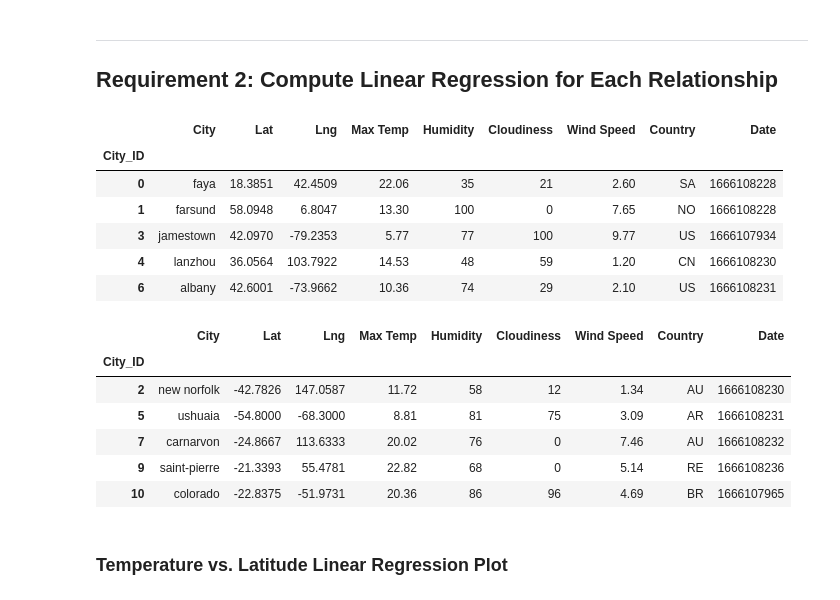
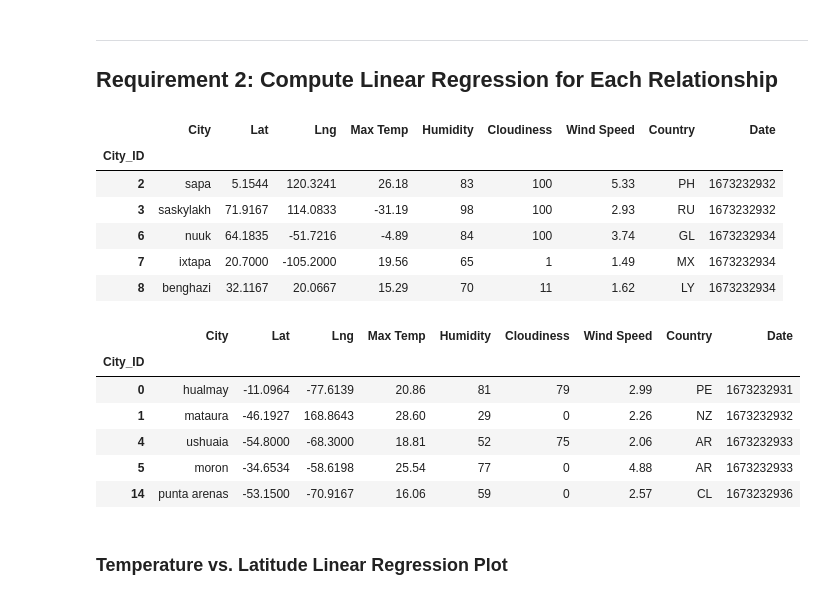
Before and after one commit to jonowood/python-api-challenge, a Jupyter notebook: WeatherPy/WeatherPy.ipynb, the cells around one changed output. Cells and saved outputs as stored; diff of their text form; code cells hidden in the pictures.

```diff
--- a/WeatherPy/WeatherPy.ipynb
+++ b/WeatherPy/WeatherPy.ipynb
@@ -311,31 +322,31 @@ plt.show()
 # %%
 # Create a DataFrame with the Northern Hemisphere data (Latitude >= 0)
-# YOUR CODE HERE
+northern_hemi_df = city_data_df.loc[pd.to_numeric(city_data_df["Lat"]).astype(float)>= 0, :]
 
 # Display sample data
 northern_hemi_df.head()
 # %% [output]
 |  | City | Lat | Lng | Max Temp | Humidity | Cloudiness | Wind Speed | Country | Date |
 | City_ID |  |  |  |  |  |  |  |  |  |
-| 0 | faya | 18.3851 | 42.4509 | 22.06 | 35 | 21 | 2.60 | SA | 1666108228 |
-| 1 | farsund | 58.0948 | 6.8047 | 13.30 | 100 | 0 | 7.65 | NO | 1666108228 |
-| 3 | jamestown | 42.0970 | -79.2353 | 5.77 | 77 | 100 | 9.77 | US | 1666107934 |
-| 4 | lanzhou | 36.0564 | 103.7922 | 14.53 | 48 | 59 | 1.20 | CN | 1666108230 |
-| 6 | albany | 42.6001 | -73.9662 | 10.36 | 74 | 29 | 2.10 | US | 1666108231 |
+| 2 | sapa | 5.1544 | 120.3241 | 26.18 | 83 | 100 | 5.33 | PH | 1673232932 |
+| 3 | saskylakh | 71.9167 | 114.0833 | -31.19 | 98 | 100 | 2.93 | RU | 1673232932 |
+| 6 | nuuk | 64.1835 | -51.7216 | -4.89 | 84 | 100 | 3.74 | GL | 1673232934 |
+| 7 | ixtapa | 20.7000 | -105.2000 | 19.56 | 65 | 1 | 1.49 | MX | 1673232934 |
+| 8 | benghazi | 32.1167 | 20.0667 | 15.29 | 70 | 11 | 1.62 | LY | 1673232934 |
 # %%
 # Create a DataFrame with the Southern Hemisphere data (Latitude < 0)
-# YOUR CODE HERE
+southern_hemi_df = city_data_df.loc[pd.to_numeric(city_data_df["Lat"]).astype(float)<= 0, :]
 
 # Display sample data
 southern_hemi_df.head()
 # %% [output]
 |  | City | Lat | Lng | Max Temp | Humidity | Cloudiness | Wind Speed | Country | Date |
 | City_ID |  |  |  |  |  |  |  |  |  |
-| 2 | new norfolk | -42.7826 | 147.0587 | 11.72 | 58 | 12 | 1.34 | AU | 1666108230 |
-| 5 | ushuaia | -54.8000 | -68.3000 | 8.81 | 81 | 75 | 3.09 | AR | 1666108231 |
-| 7 | carnarvon | -24.8667 | 113.6333 | 20.02 | 76 | 0 | 7.46 | AU | 1666108232 |
-| 9 | saint-pierre | -21.3393 | 55.4781 | 22.82 | 68 | 0 | 5.14 | RE | 1666108236 |
-| 10 | colorado | -22.8375 | -51.9731 | 20.36 | 86 | 96 | 4.69 | BR | 1666107965 |
+| 0 | hualmay | -11.0964 | -77.6139 | 20.86 | 81 | 79 | 2.99 | PE | 1673232931 |
+| 1 | mataura | -46.1927 | 168.8643 | 28.60 | 29 | 0 | 2.26 | NZ | 1673232932 |
+| 4 | ushuaia | -54.8000 | -68.3000 | 18.81 | 52 | 75 | 2.06 | AR | 1673232933 |
+| 5 | moron | -34.6534 | -58.6198 | 25.54 | 77 | 0 | 4.88 | AR | 1673232933 |
+| 14 | punta arenas | -53.1500 | -70.9167 | 16.06 | 59 | 0 | 2.57 | CL | 1673232936 |
 # %% [markdown]
 ###  Temperature vs. Latitude Linear Regression Plot
 # %%
```
Also changed, not shown: parts of 2 cells of this notebook.
